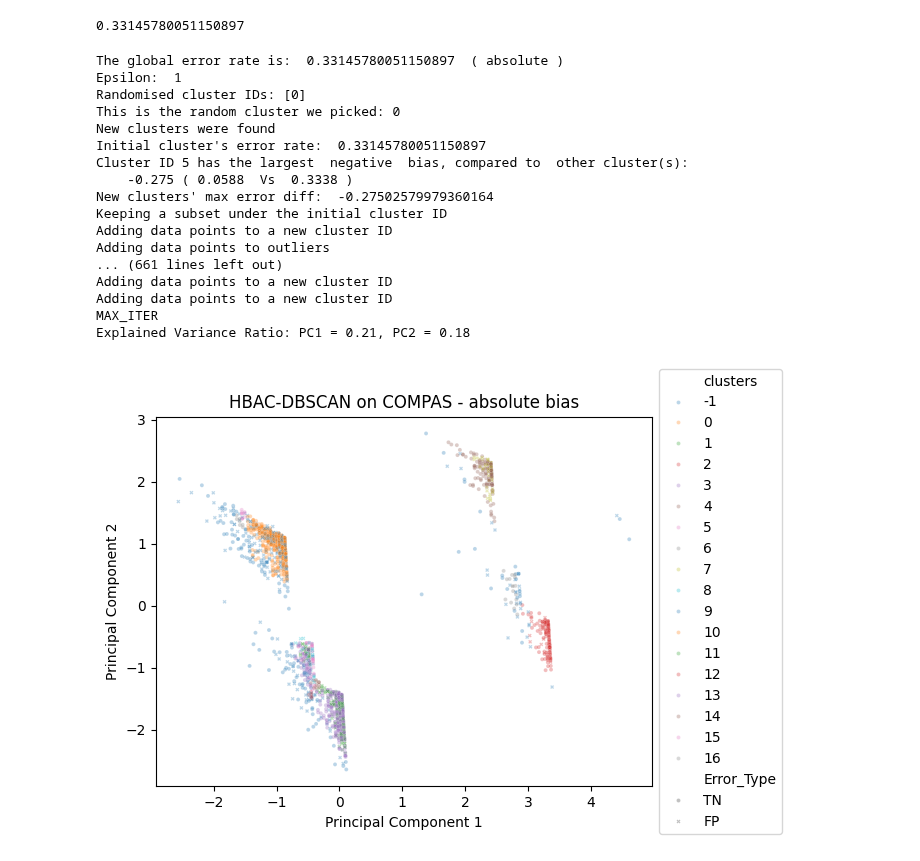
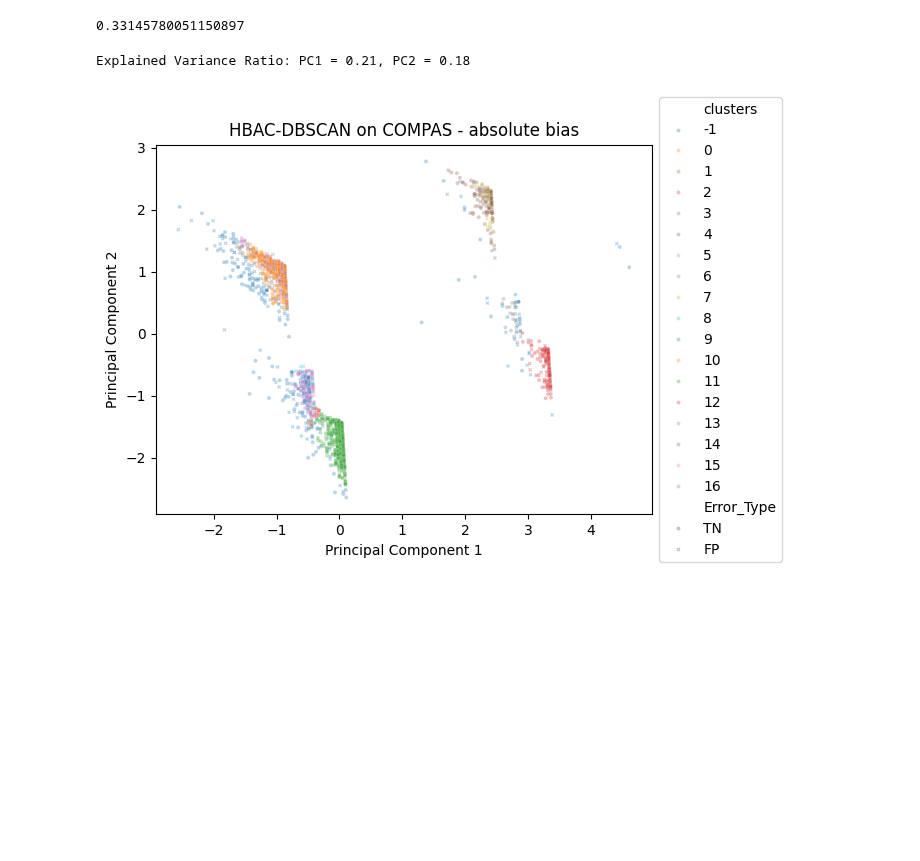
Before and after one commit to MDankloff/ClusterCompas, a Jupyter notebook: COMPAS_Clustering_DBSCAN_clean_utils.ipynb, the cells around one changed output. Drawn from its saved outputs; the diff is of its cells as text; code cells hidden in the pictures; blank space fills up the shorter version.

```diff
--- a/COMPAS_Clustering_DBSCAN_clean_utils.ipynb
+++ b/COMPAS_Clustering_DBSCAN_clean_utils.ipynb
@@ -396,10 +396,11 @@ get_error_rate(data_now)
 # %%
 def get_dbscan_clusters(data = data_now, max_iter=10, min_splittable_cluster_size = 30, min_acceptable_cluster_size = 10,
                       eps = 0.001, initial_bias = 0, min_error_diff = 0.0001, dyn_eps=False,
-                      plot_func = pca_plot, error_type='', bias_type='negative', baseline='other', meta_col = META_COL_CLUSTERING):
+                      plot_func = pca_plot, error_type='', bias_type='negative', baseline='other',
+                        meta_col = META_COL_CLUSTERING, verbose=True):
 
     global_error_rate = get_error_rate(data)
-    print('The global error rate is: ', global_error_rate, ' (', error_type, ')')
+    print('The global error rate is: ', global_error_rate, ' (', error_type, ')') if verbose else print()
     #pca_plot(data,'HBAC-DBSCAN on COMPAS ' + error_type, hue='errors', s=8)
 
     # Loop for clustering iterations
@@ -407,18 +408,18 @@ def get_dbscan_clusters(data = data_now, max_iter=10, min_splittable_cluster_siz
       # The epsilon value is incrementedly decreased to identify dense areas
       if dyn_eps and i > 1:
         eps *= 0.95
-      print('Epsilon: ', eps)
+      print('Epsilon: ', eps) if verbose else print()
 
       all_cluster_ids = data['clusters'].unique()
       np.random.shuffle(all_cluster_ids)
-      print('Randomised cluster IDs:', all_cluster_ids)
+      print('Randomised cluster IDs:', all_cluster_ids) if verbose else print()
 
       for candidate_cluster_id in all_cluster_ids:
 
         # Do not pick outliers in dbscan
         if candidate_cluster_id == -1:
           if len(all_cluster_ids) > 1 and candidate_cluster_id == all_cluster_ids[(len(all_cluster_ids)-1)]:
-            print('No clusters can be split further')
+            print('No clusters can be split further') if verbose else print()
             if dyn_eps:
               break
             else:
@@ -427,14 +428,14 @@ def get_dbscan_clusters(data = data_now, max_iter=10, min_splittable_cluster_siz
           else:
             continue
 
-        print('This is the random cluster we picked:', candidate_cluster_id)
+        print('This is the random cluster we picked:', candidate_cluster_id) if verbose else print()
 
         # Check cluster size
         candidate_cluster = data.loc[data['clusters'] == candidate_cluster_id]
         if(len(candidate_cluster) < min_splittable_cluster_size):
-          print('...and it is too small:', len(candidate_cluster))
+          print('...and it is too small:', len(candidate_cluster)) if verbose else print()
           if len(all_cluster_ids) > 1 and candidate_cluster_id == all_cluster_ids[(len(all_cluster_ids)-1)]:
-            print('No clusters can be split further')
+            print('No clusters can be split further') if verbose else print()
             if dyn_eps:
               break
             else:
@@ -459,9 +460,9 @@ def get_dbscan_clusters(data = data_now, max_iter=10, min_splittable_cluster_siz
         # Check if a new cluster is found
         # print(candidate_cluster['new_clusters'].unique())
         if (len(candidate_cluster['new_clusters'].unique()) <= 2):
-          print('No new cluster was found')
+          print('No new cluster was found') if verbose else print()
           if len(all_cluster_ids) > 1 and candidate_cluster_id == all_cluster_ids[(len(all_cluster_ids)-1)]:
-            print('No clusters can be split further')
+            print('No clusters can be split further') if verbose else print()
             if dyn_eps:
               break
             else:
@@ -470,13 +471,13 @@ def get_dbscan_clusters(data = data_now, max_iter=10, min_splittable_cluster_siz
           else:
             continue
 
-        print('New clusters were found')
+        print('New clusters were found') if verbose else print()
         intial_cluster_error_rate = get_error_rate(candidate_cluster)
-        print("Initial cluster's error rate: ", intial_cluster_error_rate)
+        print("Initial cluster's error rate: ", intial_cluster_error_rate) if verbose else print()
 
         new_clusters_max_error_diff = get_cluster_w_max_bias(data, cluster_col='new_clusters', bias_type=bias_type, baseline=baseline)
         new_clusters_max_error_diff = new_clusters_max_error_diff[1]
-        print("New clusters' max error diff: ", new_clusters_max_error_diff)
+        print("New clusters' max error diff: ", new_clusters_max_error_diff) if verbose else print()
 
         if bias_type == 'negative':
           new_clusters_max_error_diff = -new_clusters_max_error_diff
@@ -484,9 +485,9 @@ def get_dbscan_clusters(data = data_now, max_iter=10, min_splittable_cluster_siz
           new_clusters_max_error_diff = np.absolute(new_clusters_max_error_diff)
 
         if new_clusters_max_error_diff < min_error_diff:
-          print('The new clusters have too small a max bias')
+          print('The new clusters have too small a max bias') if verbose else print()
           if len(all_cluster_ids) > 1 and candidate_cluster_id == all_cluster_ids[(len(all_cluster_ids)-1)]:
-            print('No clusters can be split further')
+            print('No clusters can be split further') if verbose else print()
             if dyn_eps:
               break
             else:
@@ -501,43 +502,28 @@ def get_dbscan_clusters(data = data_now, max_iter=10, min_splittable_cluster_siz
         increment_id = 1
         for c in data['new_clusters'].unique():
           if (c == -1): # add to outliers
-            print('Adding data points to outliers')
+            print('Adding data points to outliers') if verbose else print()
             data['clusters'][data['new_clusters'] == c] = -1
           elif (c == -2):
             continue
           elif first:
-            print('Keeping a subset under the initial cluster ID')
+            print('Keeping a subset under the initial cluster ID') if verbose else print()
             data['clusters'][data['new_clusters'] == c] = x
             first = False
           else:
-            print('Adding data points to a new cluster ID')
+            print('Adding data points to a new cluster ID') if verbose else print()
             data['clusters'][data['new_clusters'] == c] =  n_cluster + increment_id
             increment_id += 1
         break
 
-    print('MAX_ITER')
+    print('MAX_ITER') if verbose else print()
     pca_plot(data,'HBAC-DBSCAN on COMPAS - ' + error_type + ' bias', hue='clusters', s=8)
     return data
 # %%
 data_now = init_cluster_col(data_now)
 error_type = 'absolute'
-results = get_dbscan_clusters(data_now, eps=1, min_acceptable_cluster_size=10, max_iter=20, error_type=error_type, dyn_eps=True)
+results = get_dbscan_clusters(data_now, eps=1, min_acceptable_cluster_size=10, max_iter=20,
+                              error_type=error_type, dyn_eps=True, verbose=False)
 # %% [output]
-The global error rate is:  0.33145780051150897  ( absolute )
-Epsilon:  1
-Randomised cluster IDs: [0]
-This is the random cluster we picked: 0
-New clusters were found
-Initial cluster's error rate:  0.33145780051150897
-Cluster ID 5 has the largest  negative  bias, compared to  other cluster(s):
-    -0.275 ( 0.0588  Vs  0.3338 )
-New clusters' max error diff:  -0.27502579979360164
-Keeping a subset under the initial cluster ID
-Adding data points to a new cluster ID
-Adding data points to outliers
-... (661 lines left out)
-Adding data points to a new cluster ID
-Adding data points to a new cluster ID
-MAX_ITER
 Explained Variance Ratio: PC1 = 0.21, PC2 = 0.18
-[figure, old version]
+[figure, new version]
```
Also changed, not shown: parts of 1 cell of this notebook.
